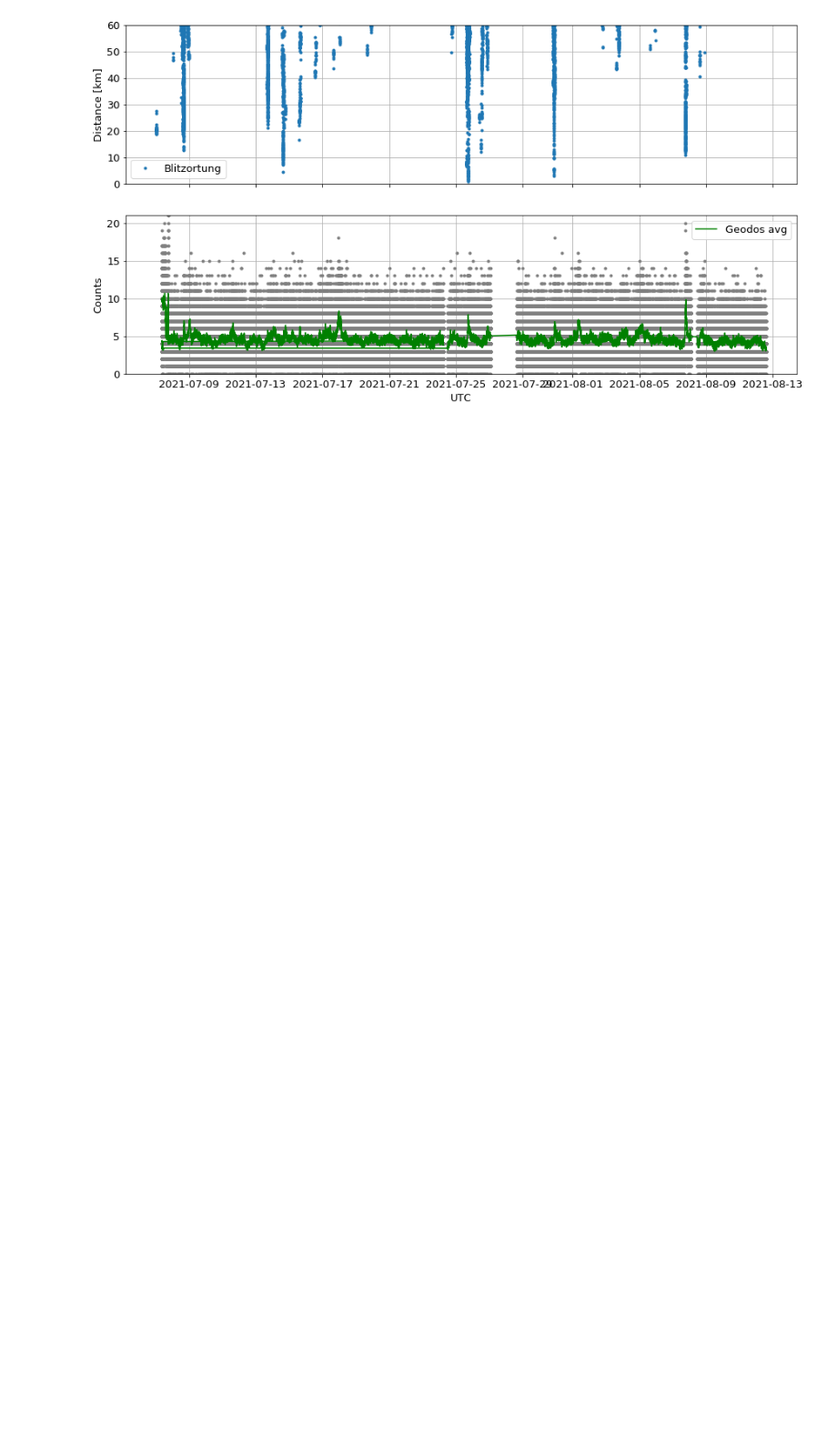
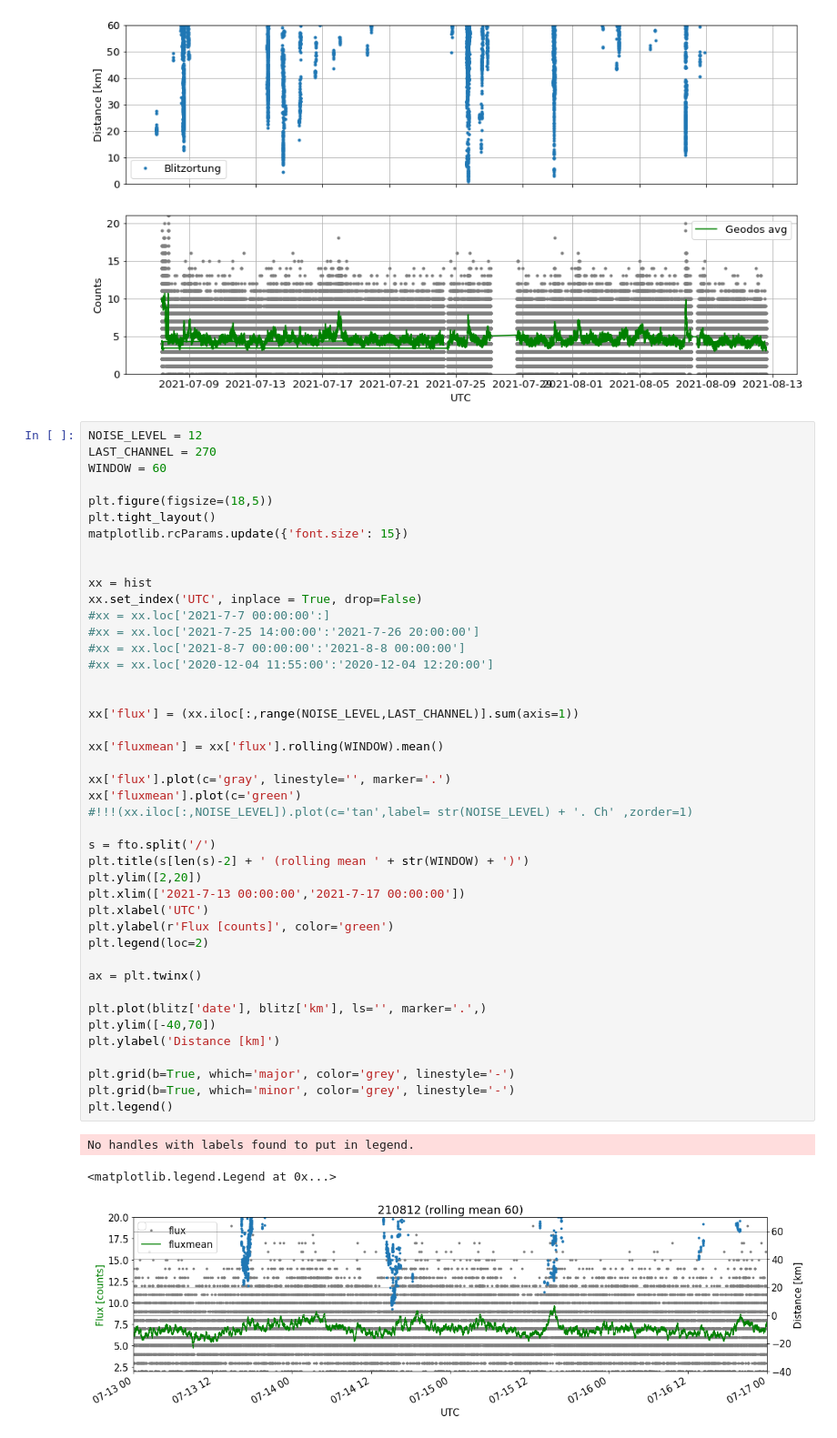
Before and after one commit to ODZ-UJF-AV-CR/auto1, a Jupyter notebook: notebooks/GEODOS.ipynb, the cells around one changed output. Shown at 91% size. Saved outputs shown, nothing was run; the diff lists cells and outputs as text; blank space fills up the shorter version.

```diff
--- a/notebooks/GEODOS.ipynb
+++ b/notebooks/GEODOS.ipynb
@@ -572,3 +572,50 @@ ax6.legend()
 ax6.grid()
 # %% [output]
 [figure]
+# %%
+NOISE_LEVEL = 12
+LAST_CHANNEL = 270
+WINDOW = 60
+
+plt.figure(figsize=(18,5))
+plt.tight_layout()
+matplotlib.rcParams.update({'font.size': 15})
+
+
+xx = hist
+xx.set_index('UTC', inplace = True, drop=False)
+#xx = xx.loc['2021-7-7 00:00:00':]
+#xx = xx.loc['2021-7-25 14:00:00':'2021-7-26 20:00:00']
+#xx = xx.loc['2021-8-7 00:00:00':'2021-8-8 00:00:00']
+#xx = xx.loc['2020-12-04 11:55:00':'2020-12-04 12:20:00']
+
+
+xx['flux'] = (xx.iloc[:,range(NOISE_LEVEL,LAST_CHANNEL)].sum(axis=1))
+
+xx['fluxmean'] = xx['flux'].rolling(WINDOW).mean()
+
+xx['flux'].plot(c='gray', linestyle='', marker='.')
+xx['fluxmean'].plot(c='green')
+#!!!(xx.iloc[:,NOISE_LEVEL]).plot(c='tan',label= str(NOISE_LEVEL) + '. Ch' ,zorder=1)
+
+s = fto.split('/')
+plt.title(s[len(s)-2] + ' (rolling mean ' + str(WINDOW) + ')')
+plt.ylim([2,20])
+plt.xlim(['2021-7-13 00:00:00','2021-7-17 00:00:00'])
+plt.xlabel('UTC')
+plt.ylabel(r'Flux [counts]', color='green')
+plt.legend(loc=2)
+
+ax = plt.twinx()
+
+plt.plot(blitz['date'], blitz['km'], ls='', marker='.',)
+plt.ylim([-40,70])
+plt.ylabel('Distance [km]')
+
+plt.grid(b=True, which='major', color='grey', linestyle='-')
+plt.grid(b=True, which='minor', color='grey', linestyle='-')
+plt.legend()
+# %% [output]
+No handles with labels found to put in legend.
+<matplotlib.legend.Legend at 0x...>
+[figure, added]
```
Also changed, not shown: parts of 1 cell of this notebook, 1 other file.
